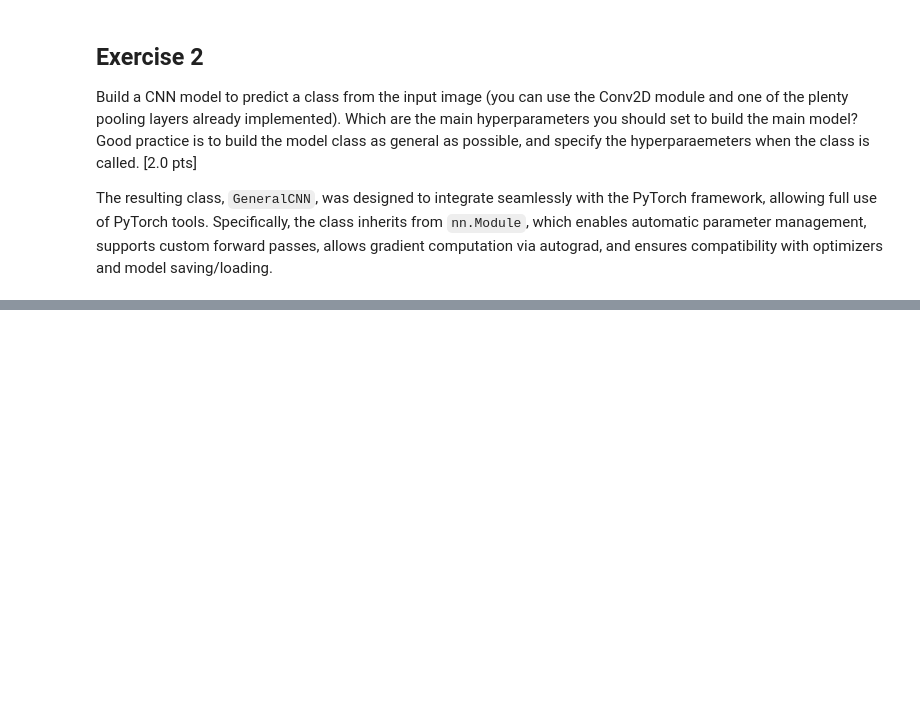
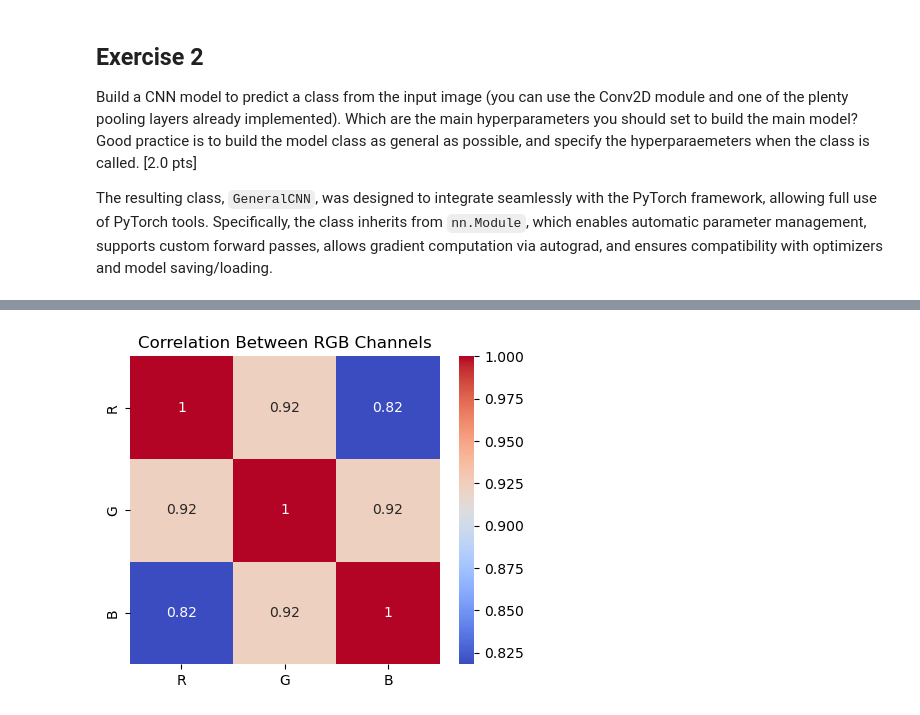
Before and after one commit to Tomaserra/Task-2-Deep-Learning, a Jupyter notebook: Tomas/Activity2_CARRIERISIMONE_TOMASSERRA.ipynb, the cells around one changed output, grey strips where cells are left out. Saved outputs shown, nothing was run; the diff lists cells and outputs as text; code cells hidden in the pictures; blank space fills up the shorter version.

```diff
--- a/Tomas/Activity2_CARRIERISIMONE_TOMASSERRA.ipynb
+++ b/Tomas/Activity2_CARRIERISIMONE_TOMASSERRA.ipynb
@@ -865,0 +878,12 @@ Done.
+# %%
+# Channel-wise correlations
+X_train_arr = X_train.view(-1, 3, 32*32).numpy() # Shape: (N, 3, 32, 32) → flatten spatial dims → (N, 3, 1024)
+
+corr_matrix = np.corrcoef(X_train_arr.reshape(-1, 3).T)
+
+plt.figure(figsize=(5,4))
+sns.heatmap(corr_matrix, annot=True, cmap="coolwarm", xticklabels=["R","G","B"], yticklabels=["R","G","B"])
+plt.title("Correlation Between RGB Channels")
+plt.show()
+# %% [output]
+[figure, added]
```
Also changed, not shown: parts of 22 cells of this notebook.
